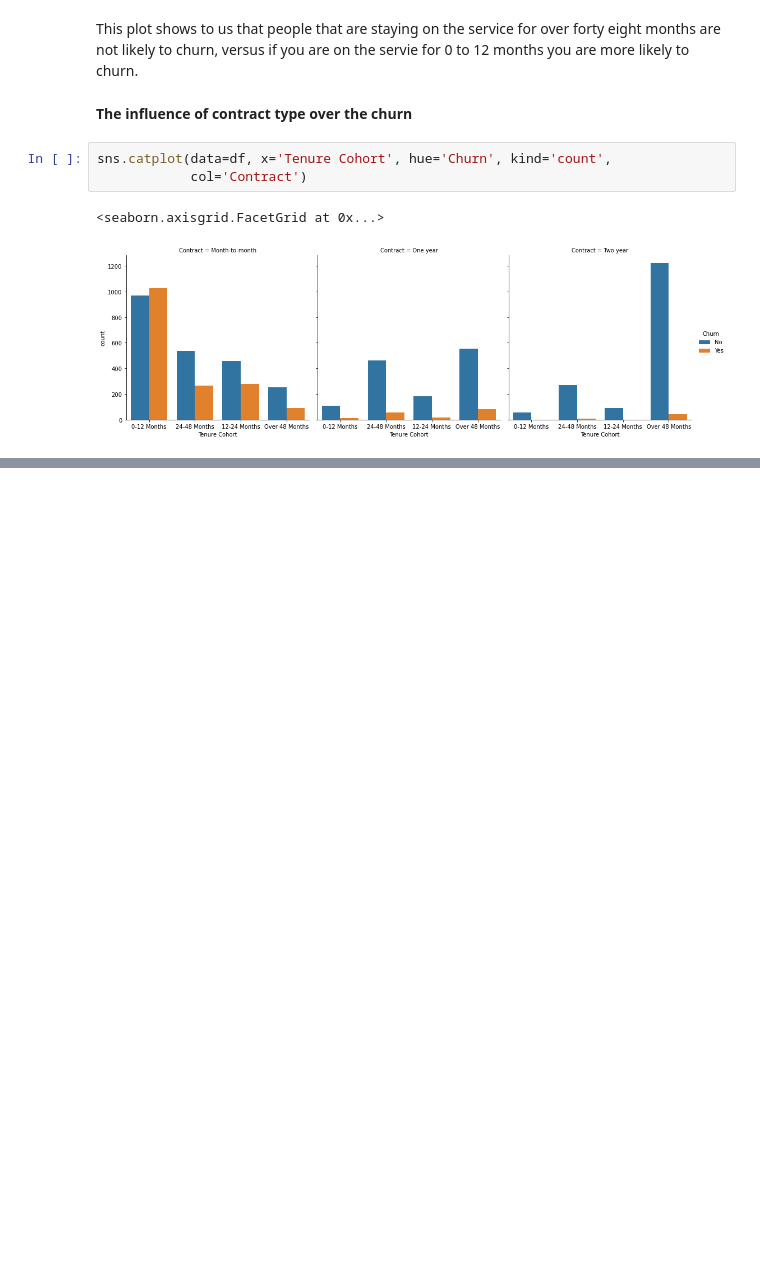
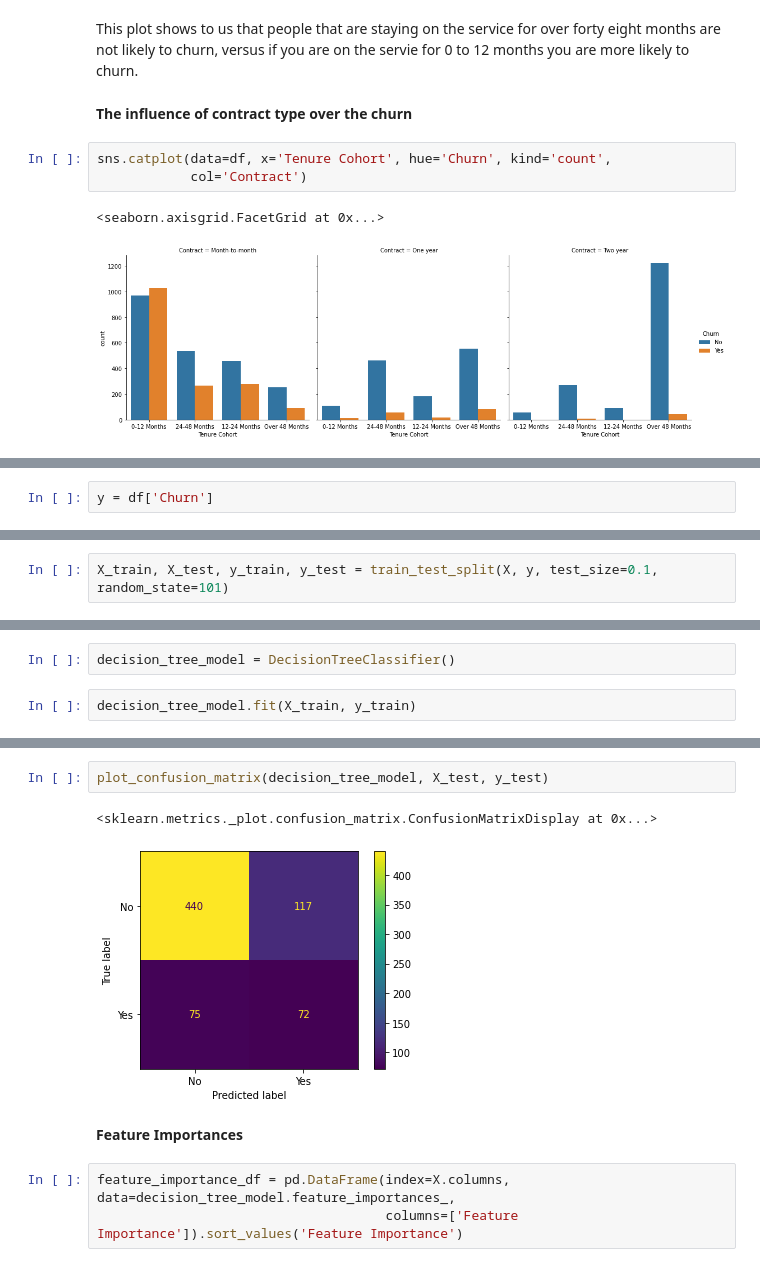
Before and after one commit to Gabrielle-Ribeiro/machine-learning-studies, a Jupyter notebook: customer churn - supervised learning project/Customer Churn.ipynb, the cells around one changed output, grey strips where cells are left out. Saved outputs shown, nothing was run; the diff lists cells and outputs as text; blank space fills up the shorter version.

Commit message:
Add predictive modeling with based tree methods

```diff
--- a/customer churn - supervised learning project/Customer Churn.ipynb
+++ b/customer churn - supervised learning project/Customer Churn.ipynb
@@ -234,0 +243,2 @@ sns.catplot(data=df, x='Tenure Cohort', hue='Churn', kind='count',
+# %%
+y = df['Churn']
@@ -234,0 +249,2 @@ sns.catplot(data=df, x='Tenure Cohort', hue='Churn', kind='count',
+# %%
+X_train, X_test, y_train, y_test = train_test_split(X, y, test_size=0.1, random_state=101)
@@ -234,0 +255,4 @@ sns.catplot(data=df, x='Tenure Cohort', hue='Churn', kind='count',
+# %%
+decision_tree_model = DecisionTreeClassifier()
+# %%
+decision_tree_model.fit(X_train, y_train)
@@ -234,0 +278,10 @@ sns.catplot(data=df, x='Tenure Cohort', hue='Churn', kind='count',
+# %%
+plot_confusion_matrix(decision_tree_model, X_test, y_test)
+# %% [output]
+<sklearn.metrics._plot.confusion_matrix.ConfusionMatrixDisplay at 0x...>
+[figure, added]
+# %% [markdown]
+**Feature Importances**
+# %%
+feature_importance_df = pd.DataFrame(index=X.columns, data=decision_tree_model.feature_importances_,
+                                     columns=['Feature Importance']).sort_values('Feature Importance')
```
Also changed, not shown: parts of 31 cells of this notebook.
